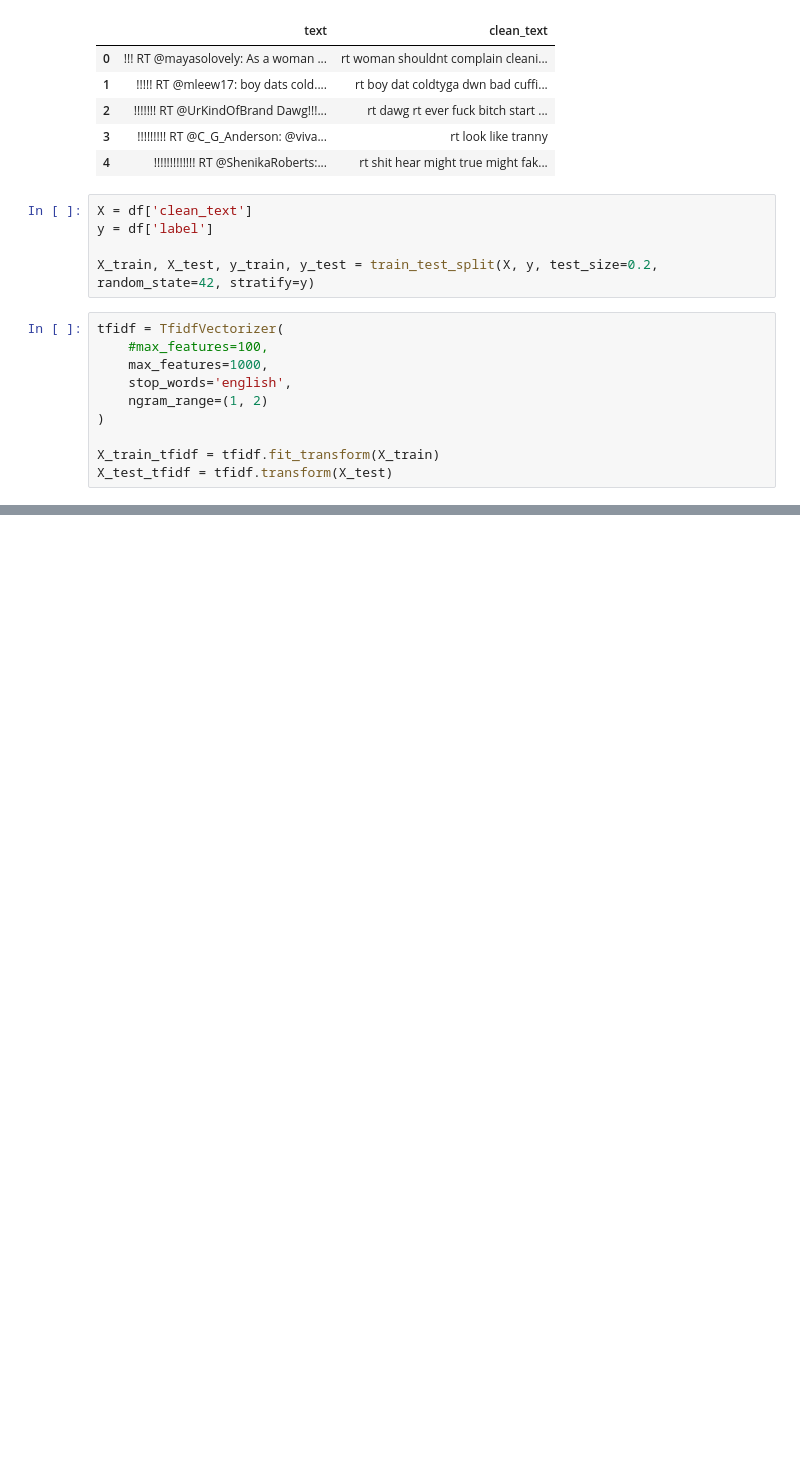
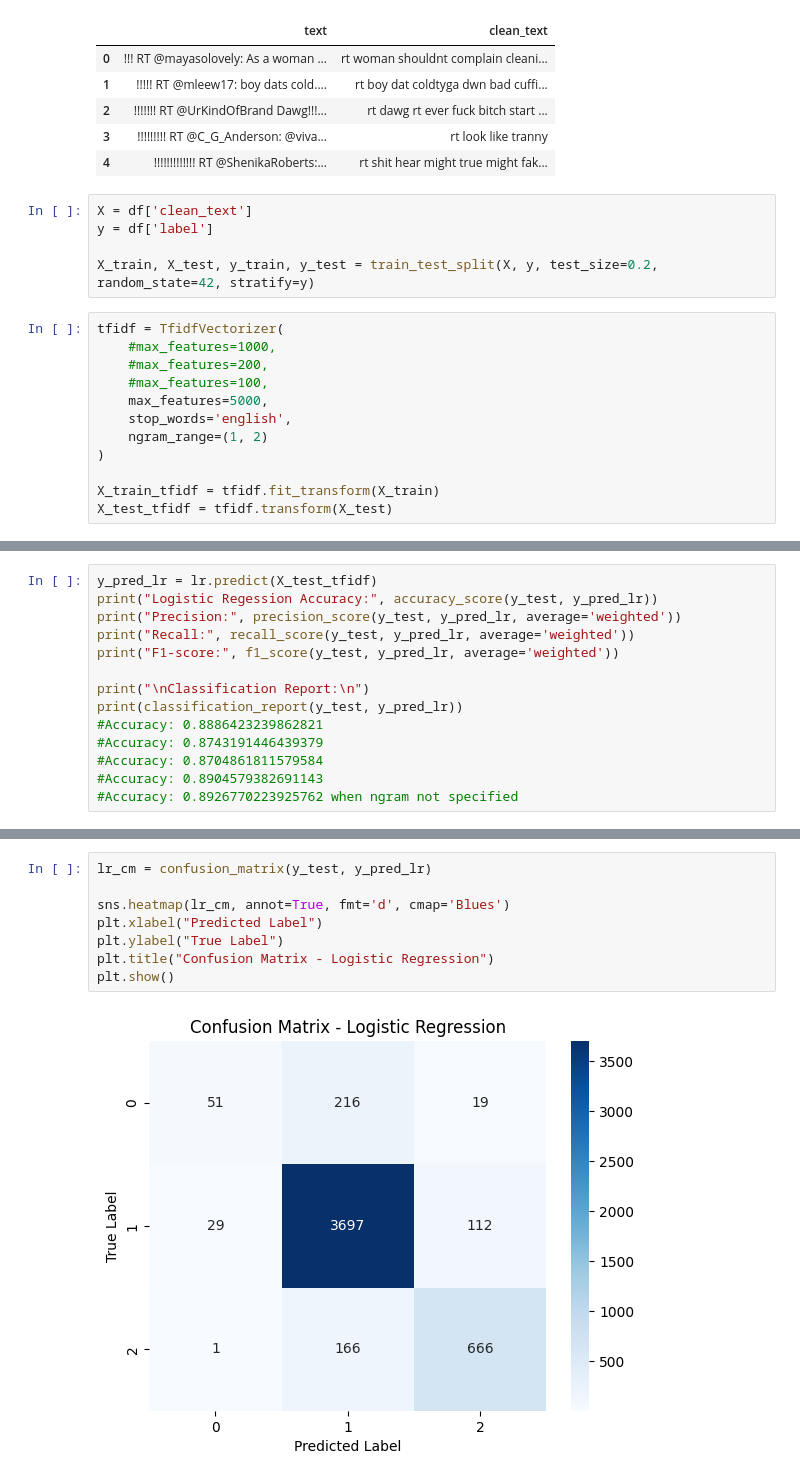
Before and after one commit to PrajjwalNakarmi/Applied-Machine-Learning, a Jupyter notebook: Hate_Speech_Detection.ipynb, the cells around one changed output, grey strips where cells are left out. Saved outputs shown, nothing was run; the diff lists cells and outputs as text; blank space fills up the shorter version.

```diff
--- a/Hate_Speech_Detection.ipynb
+++ b/Hate_Speech_Detection.ipynb
@@ -77,8 +84,10 @@ y = df['label']
 X_train, X_test, y_train, y_test = train_test_split(X, y, test_size=0.2, random_state=42, stratify=y)
 # %%
 tfidf = TfidfVectorizer(
+    #max_features=1000,
+    #max_features=200,
     #max_features=100,
-    max_features=1000,
+    max_features=5000,
     stop_words='english',
     ngram_range=(1, 2)
 )
@@ -98,0 +114,14 @@ Accuracy: 0.8876336493847085
+# %%
+y_pred_lr = lr.predict(X_test_tfidf)
+print("Logistic Regession Accuracy:", accuracy_score(y_test, y_pred_lr))
+print("Precision:", precision_score(y_test, y_pred_lr, average='weighted'))
+print("Recall:", recall_score(y_test, y_pred_lr, average='weighted'))
+print("F1-score:", f1_score(y_test, y_pred_lr, average='weighted'))
+
+print("\nClassification Report:\n")
+print(classification_report(y_test, y_pred_lr))
+#Accuracy: 0.8886423239862821
+#Accuracy: 0.8743191446439379
+#Accuracy: 0.8704861811579584
+#Accuracy: 0.8904579382691143
+#Accuracy: 0.8926770223925762 when ngram not specified
@@ -98,0 +145,10 @@ Accuracy: 0.8876336493847085
+# %%
+lr_cm = confusion_matrix(y_test, y_pred_lr)
+
+sns.heatmap(lr_cm, annot=True, fmt='d', cmap='Blues')
+plt.xlabel("Predicted Label")
+plt.ylabel("True Label")
+plt.title("Confusion Matrix - Logistic Regression")
+plt.show()
+# %% [output]
+[figure, added]
```
Also changed, not shown: parts of 19 cells of this notebook.
